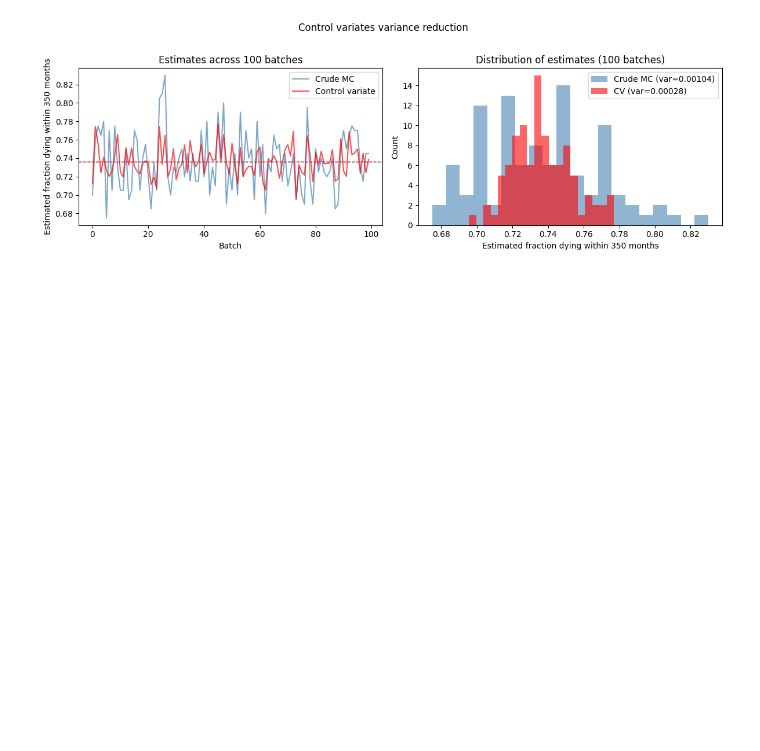
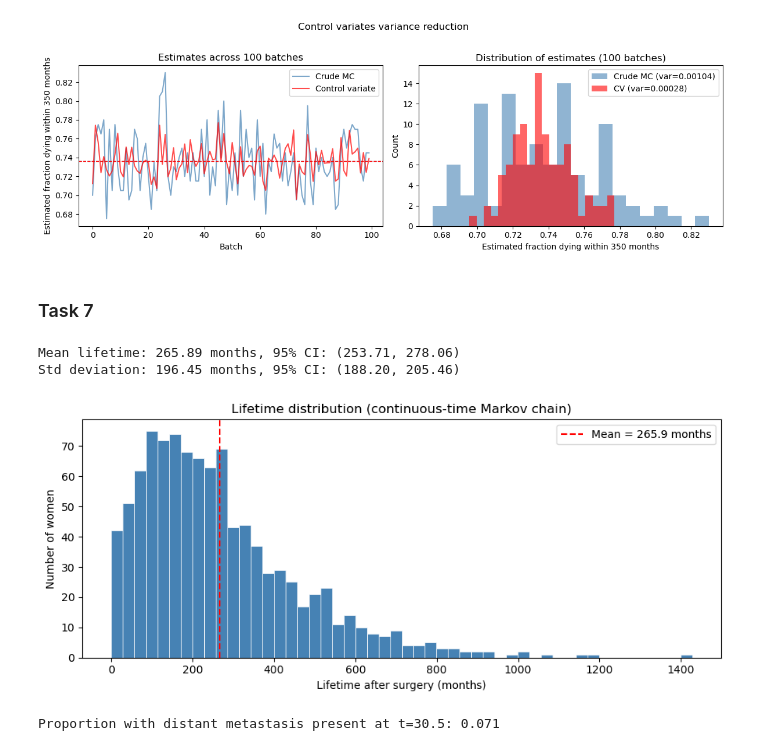
Before and after one commit to guci-toma/StochSim, a Jupyter notebook: Project_1/project_1.ipynb, the cells around one changed output. Cells and saved outputs as stored; diff of their text form; code cells hidden in the pictures; blank space fills up the shorter version.

```diff
--- a/Project_1/project_1.ipynb
+++ b/Project_1/project_1.ipynb
@@ -341,0 +386,56 @@ plt.show()
+# %% [markdown]
+### Task 7
+# %%
+# Simulate 1000 women under the continuous-time model
+n = 1000
+death_times = []
+paths = []
+
+for _ in range(n):
+    t, path = simulate_woman_ctmc(Q)
+    death_times.append(t)
+    paths.append(path)
+
+death_times = np.array(death_times)
+
+# Summary statistics
+mean_t = death_times.mean()
+std_t  = death_times.std(ddof=1)
+
+# 95% CI for the mean (normal approximation, n=1000 is large)
+se_mean = std_t / np.sqrt(n)
+ci_mean = (mean_t - 1.96 * se_mean, mean_t + 1.96 * se_mean)
+
+# 95% CI for the std deviation (chi-square based)
+from scipy.stats import chi2
+chi2_lower = chi2.ppf(0.975, df=n-1)
+chi2_upper = chi2.ppf(0.025, df=n-1)
+ci_std = (
+    np.sqrt((n-1) * std_t**2 / chi2_lower),
+    np.sqrt((n-1) * std_t**2 / chi2_upper)
+)
+
+print(f"Mean lifetime: {mean_t:.2f} months, 95% CI: ({ci_mean[0]:.2f}, {ci_mean[1]:.2f})")
+print(f"Std deviation: {std_t:.2f} months, 95% CI: ({ci_std[0]:.2f}, {ci_std[1]:.2f})")
+
+# Histogram
+fig, ax = plt.subplots(figsize=(9, 4))
+ax.hist(death_times, bins=50, color='steelblue', edgecolor='white', linewidth=0.5)
+ax.axvline(mean_t, color='red', linestyle='--', label=f'Mean = {mean_t:.1f} months')
+ax.set_xlabel('Lifetime after surgery (months)')
+ax.set_ylabel('Number of women')
+ax.set_title('Lifetime distribution (continuous-time Markov chain)')
+ax.legend()
+plt.tight_layout()
+plt.show()
+
+# Proportion with distant metastasis present at t = 30.5 months
+# "Distant" means state 3 (distant only) OR state 4 (both), 0-indexed: 2 or 3
+states_at_305 = [state_at_time(p, 30.5) for p in paths]
+distant_count = sum(1 for s in states_at_305 if s in (2, 3))
+print(f"\nProportion with distant metastasis present at t=30.5: {distant_count/n:.3f}")
+# %% [output]
+Mean lifetime: 265.89 months, 95% CI: (253.71, 278.06)
+Std deviation: 196.45 months, 95% CI: (188.20, 205.46)
+[figure, added]
+Proportion with distant metastasis present at t=30.5: 0.071
```
Also changed, not shown: parts of 8 cells of this notebook.
